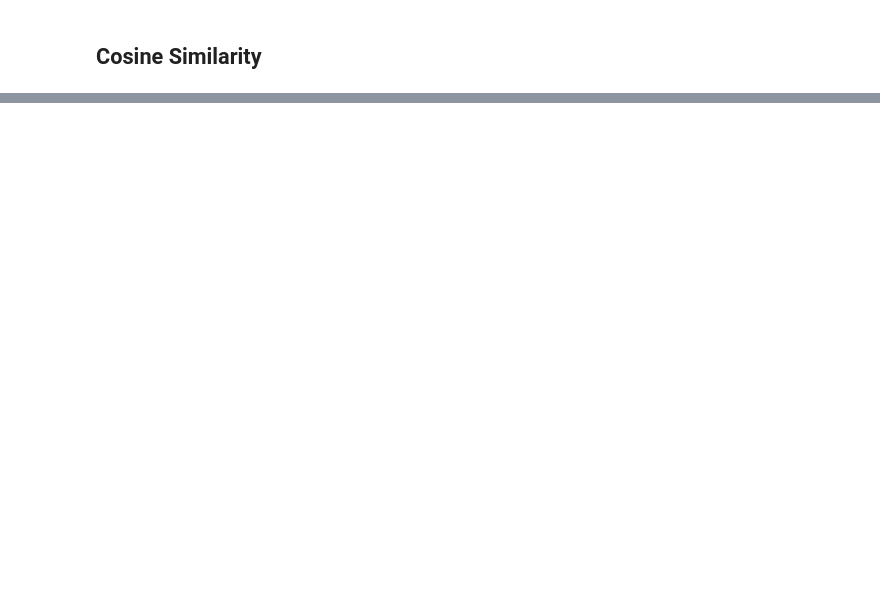
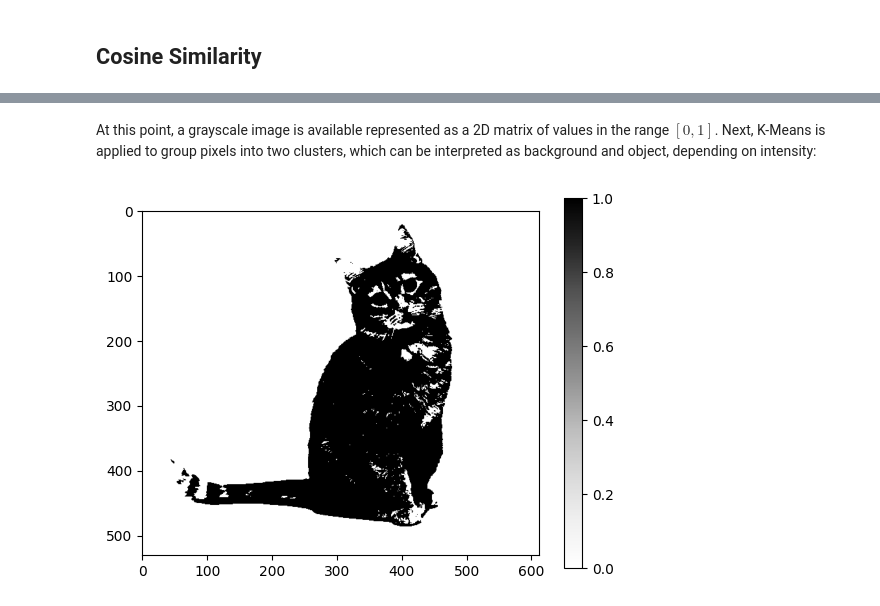
Before and after one commit to danibcorr/unie-deep-learning, a Jupyter notebook: docs/course/topic_02_mathematics/section_03_mathematical_concepts.ipynb, the cells around one changed output, grey strips where cells are left out. Drawn from its saved outputs; the diff is of its cells as text; code cells hidden in the pictures; blank space fills up the shorter version.

Commit message:
Adding mathematics concepts

```diff
--- a/docs/course/topic_02_mathematics/section_03_mathematical_concepts.ipynb
+++ b/docs/course/topic_02_mathematics/section_03_mathematical_concepts.ipynb
@@ -49,0 +173,26 @@ Matriz de similitud:
+# %%
+from PIL import Image
+import matplotlib.pyplot as plt
+import numpy as np
+from sklearn.cluster import KMeans
+from scipy import ndimage
+
+# Load the image
+image = np.asarray(
+    Image.open(
+        "/home/dani/Repositorios/unie-deep-learning/docs/assets/course/topic_02_mathematics/cat_image.jpg"
+    )
+)
+print(f"Image shape: {image.shape}")
+print(image.max(), image.min())
+plt.imshow(image)
+plt.show()
+
+# Convert to grayscale and normalize to [0, 1]
+gray_scale_image = np.mean(image / 255.0, axis=-1)
+plt.imshow(gray_scale_image, vmin=0, vmax=1, cmap="Grays")
+plt.colorbar()
+plt.show()
+
+print(f"gray_scale_image shape: {gray_scale_image.shape}")
+gray_scale_image.max(), gray_scale_image.min()
@@ -49,0 +206,20 @@ Matriz de similitud:
+# %% [markdown]
+At this point, a grayscale image is available represented as a 2D matrix of values in the
+range $[0, 1]$. Next, K-Means is applied to group pixels into two clusters, which can be
+interpreted as background and object, depending on intensity:
+# %%
+# Prepare data for K-Means: vectorize the image
+X = np.expand_dims(gray_scale_image.flatten(), axis=-1)
+
+# Fit a K-Means model with 2 clusters
+kmeans = KMeans(n_clusters=2, random_state=0, n_init="auto").fit(X)
+
+# Reconstruct the cluster mask with the image shape
+kmeans_mask = kmeans.labels_.reshape(gray_scale_image.shape)
+kmeans_mask.max(), kmeans_mask.min()
+
+plt.imshow(kmeans_mask, vmin=0, vmax=1, cmap="Grays")
+plt.colorbar()
+plt.show()
+# %% [output]
+[figure, added]
```
Also changed, not shown: parts of 20 cells of this notebook, 29 other files.
